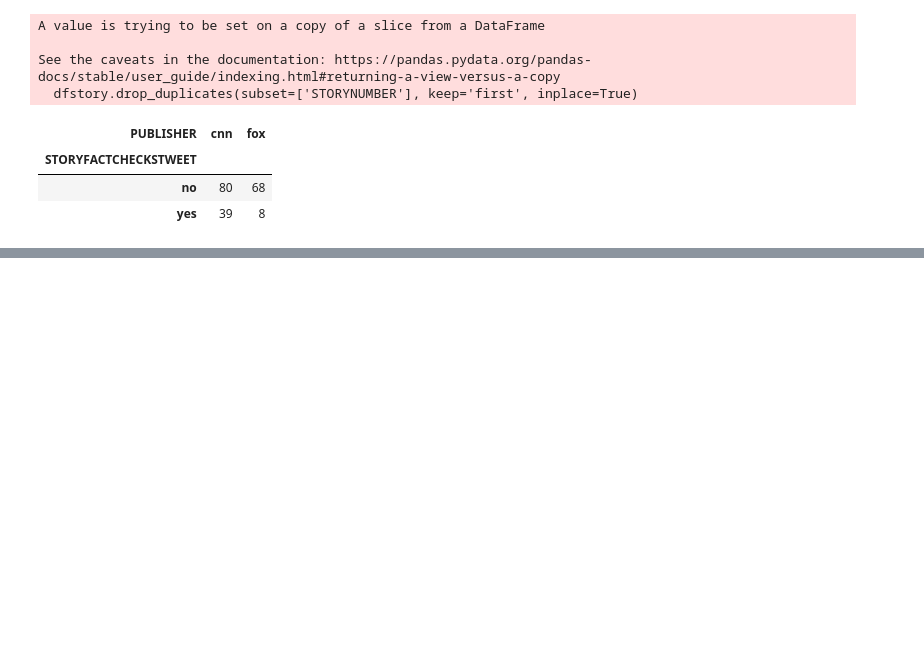
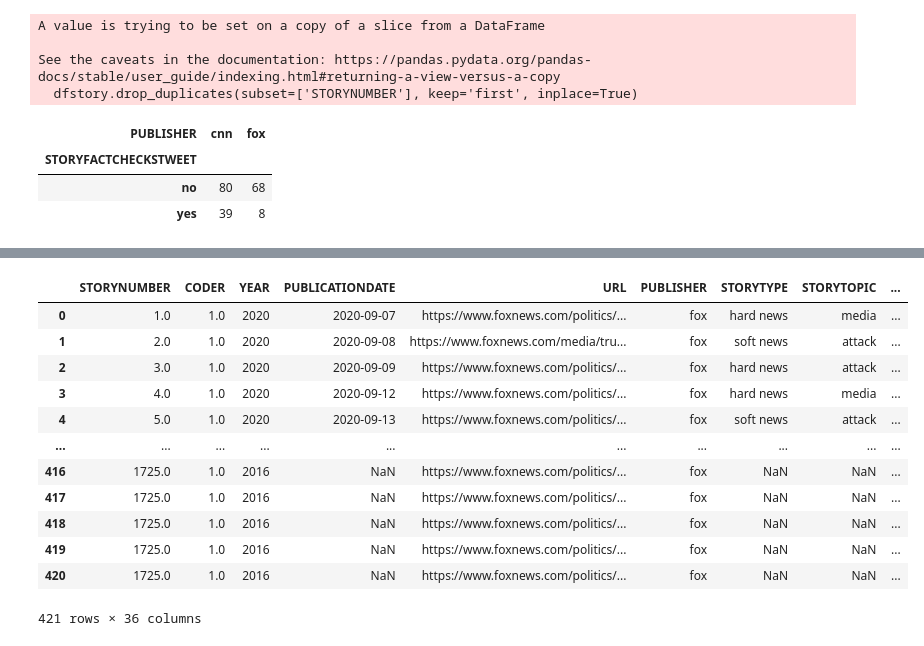
Before and after one commit to stephenwonchulsong/share, a Jupyter notebook: 2020_2016/2020tweets.ipynb, the cells around one changed output, grey strips where cells are left out. Cells and saved outputs as stored; diff of their text form; code cells hidden in the pictures; blank space fills up the shorter version.

```diff
--- a/2020_2016/2020tweets.ipynb
+++ b/2020_2016/2020tweets.ipynb
@@ -99,0 +146,16 @@ dfx
+# %%
+df
+# %% [output]
+|  | STORYNUMBER | CODER | YEAR | PUBLICATIONDATE | URL | PUBLISHER | STORYTYPE | STORYTOPIC | ... |
+| 0 | 1.0 | 1.0 | 2020 | 2020-09-07 | https://www.foxnews.com/politics/... | fox | hard news | media | ... |
+| 1 | 2.0 | 1.0 | 2020 | 2020-09-08 | https://www.foxnews.com/media/tru... | fox | soft news | attack | ... |
+| 2 | 3.0 | 1.0 | 2020 | 2020-09-09 | https://www.foxnews.com/politics/... | fox | hard news | attack | ... |
+| 3 | 4.0 | 1.0 | 2020 | 2020-09-12 | https://www.foxnews.com/politics/... | fox | hard news | media | ... |
+| 4 | 5.0 | 1.0 | 2020 | 2020-09-13 | https://www.foxnews.com/politics/... | fox | soft news | attack | ... |
+| ... | ... | ... | ... | ... | ... | ... | ... | ... | ... |
+| 416 | 1725.0 | 1.0 | 2016 | NaN | https://www.foxnews.com/politics/... | fox | NaN | NaN | ... |
+| 417 | 1725.0 | 1.0 | 2016 | NaN | https://www.foxnews.com/politics/... | fox | NaN | NaN | ... |
+| 418 | 1725.0 | 1.0 | 2016 | NaN | https://www.foxnews.com/politics/... | fox | NaN | NaN | ... |
+| 419 | 1725.0 | 1.0 | 2016 | NaN | https://www.foxnews.com/politics/... | fox | NaN | NaN | ... |
+| 420 | 1725.0 | 1.0 | 2016 | NaN | https://www.foxnews.com/politics/... | fox | NaN | NaN | ... |
+421 rows × 36 columns
```
Also changed, not shown: parts of 6 cells of this notebook, 15 other files.
